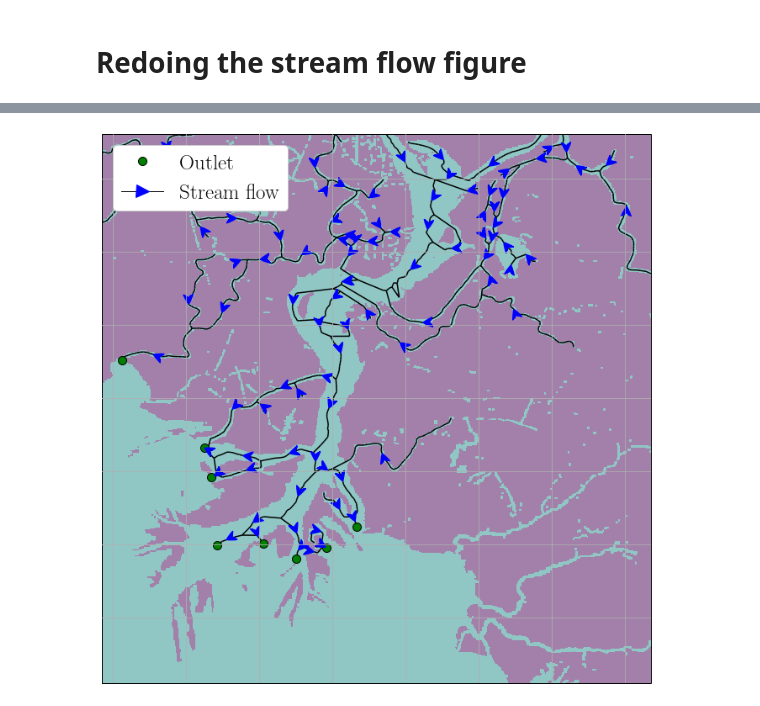
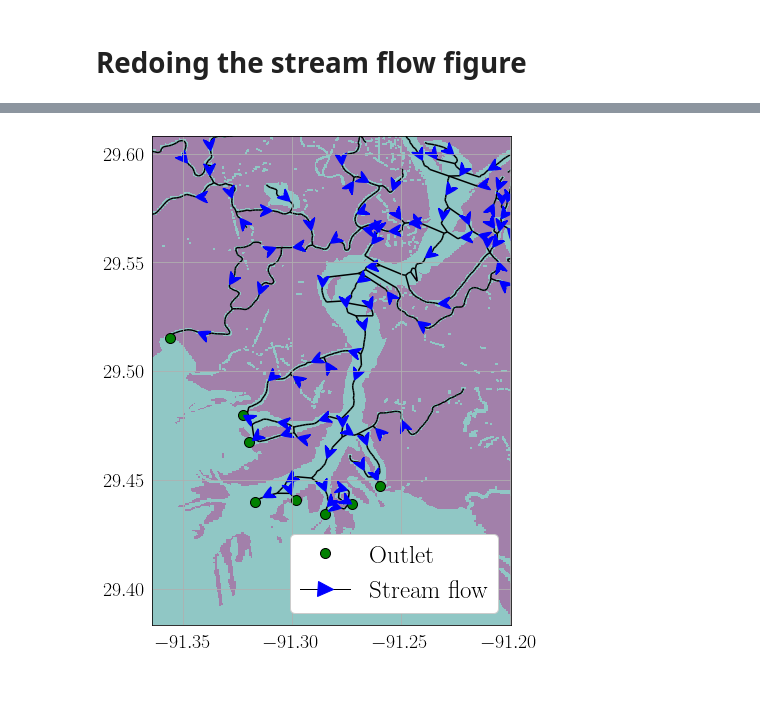
Before and after one commit to simard-landscape-lab/orinoco, a Jupyter notebook: notebooks/examples/3 - Plot - Report Figures.ipynb, the cells around one changed output, grey strips where cells are left out. Drawn from its saved outputs; the diff is of its cells as text; code cells hidden in the pictures.

```diff
--- a/notebooks/examples/3 - Plot - Report Figures.ipynb
+++ b/notebooks/examples/3 - Plot - Report Figures.ipynb
@@ -308,7 +247,7 @@ plt.savefig(plots_for_maps_dir/'landcover_init.png')
 # Atchafalaya
 if True:
     sy = np.s_[250:1000]
-    sx = np.s_[600:1350]
+    sx = np.s_[600:1150]
 # Wax Lake
 else:
     sy = np.s_[250:750]
@@ -336,3 +255,19 @@ networkx.classes.digraph.DiGraph
+# %%
+profile_cropped = get_cropped_profile(profile, sx, sy)
+transform_c = profile_cropped['transform']
+
+x_min, y_min, x_max, y_max = array_bounds(profile_cropped['height'],
+                                          profile_cropped['width'],
+                                          profile_cropped['transform'])
+# %%
+edges_c = edges_df.cx[x_min: x_max, y_min: y_max].copy()
+nodes_c = nodes_df.cx[x_min: x_max, y_min: y_max].copy()
+widths_c = widths_df.cx[x_min: x_max, y_min: y_max].copy()
+
+
+stamen_arr_c = stamen_arr[:, sy, sx]
+ocean_layer_c = ocean_layer[sy, sx]
+water_mask_c = water_mask[sy, sx]
 # %%
 chanG = nx.read_gpickle(products_for_map_dir/'channel_network.pkl')
 nodes = [(data['x'], data['y']) for data in nodes_c.to_dict('records')]
@@ -583,7 +461,7 @@ plt.savefig(plots_for_maps_dir/'cropped_centerlines.png')
 # %%
 from orinoco import dfs_line_search
 
-interface_nodes = [node for node, data in H.node(data=True) if data['interface_adj']]
+interface_nodes = [node for node, data in H.nodes(data=True) if data['interface_adj']]
 node_data = dict(H.nodes(data=True))
 
 def dfs_line_search_with_interface(G, source):
@@ -626,47 +484,73 @@ legend_elements += [Line2D([0],
 # %%
-fig, ax = make_map(projection=ccrs.PlateCarree(),
-                   figsize=(12, 12),
-                   labels=False
-                   )
-ax.set_extent(extent_c, crs=ccrs.PlateCarree())
+fig, ax = plt.subplots(figsize=(13, 9))
+plot.show(water_mask_c,
+          ax=ax,
+          transform=transform_c,
+          zorder=0,
+          vmin=0,
+          vmax=2,
+          interpolation='none',
+          alpha=.5)
+
+ax.set_xlim((x_min, x_max))
+ax.set_ylim((y_min, y_max))
 
 edges_c.plot(color='black', ax=ax, zorder=1)
 nodes_c[nodes_c.interface_adj].plot(color='green', ax=ax, zorder=1, markersize=100, edgecolor='black')
 
-
-ax.imshow(water_mask_c, alpha=.5,
-          zorder=0,
-          extent=extent_c,
-          transform=ccrs.PlateCarree(),
-          cmap='viridis',
-          vmax=(M-1))
+ins, outs = zip(*edges_with_arrows)
+H2 = H.subgraph(list(set(ins + outs)))
 
 
-ins, outs = zip(*edges_with_arrows)
-H2 = H.subgraph(list(set(ins + outs)))
 nx.draw_networkx_edges(H2,
                         pos=pos_r,
                         width=1.2,
                         edge_list=edges_with_arrows,
                         node_size=1,
                         arrows=True,
                         arrowstyle="fancy",
                         arrowsize=28,
                         ax=ax,
                         edge_color='blue',
                         zorder=1,
                         alpha=1,
                        )
 
 
+########
+# Legend
+########
 
-ax.axis('on')
-cax = fig.add_axes([0.85, 0.13, 0.04, 0.74])
-cax.axis('off')
+# source: https://stackoverflow.com/questions/39500265/manually-add-legend-items-python-matplotlib
 
-ax.legend(handles=legend_elements, loc='upper left', fontsize=25,  framealpha=1)
+legend_elements = [Line2D([0],
+                          [0],
+                          marker='o',
+                          color='w',
+                          label=f'Outlet',
+                          markerfacecolor='green',
+                          markeredgecolor='black',
+                          alpha=1,
+                          markersize=10)]
 
-plt.savefig(plots_for_maps_dir
-            /'cropped_net_dir.png')
+legend_elements += [Line2D([0],
+                           [0],
+                           marker='>',
+                           color='black',
+                           markerfacecolor='blue',
+                           markeredgecolor='blue',
+                           label='Stream flow',
+                           linewidth=1,
+                           markersize=15)]
+ax.legend(handles=legend_elements, loc='lower right', fontsize=25,  framealpha=1)
+
+ax.grid('on')
+ax.tick_params(axis='both',
+               which='major',
+               labelbottom=True,
+               labelleft=True)
+
+
+plt.savefig(plots_for_maps_dir/'cropped_net_dir.png')
 # %% [output]
-[figure, old version]
+[figure, new version]
```
Also changed, not shown: parts of 39 cells of this notebook, 11 other files.
